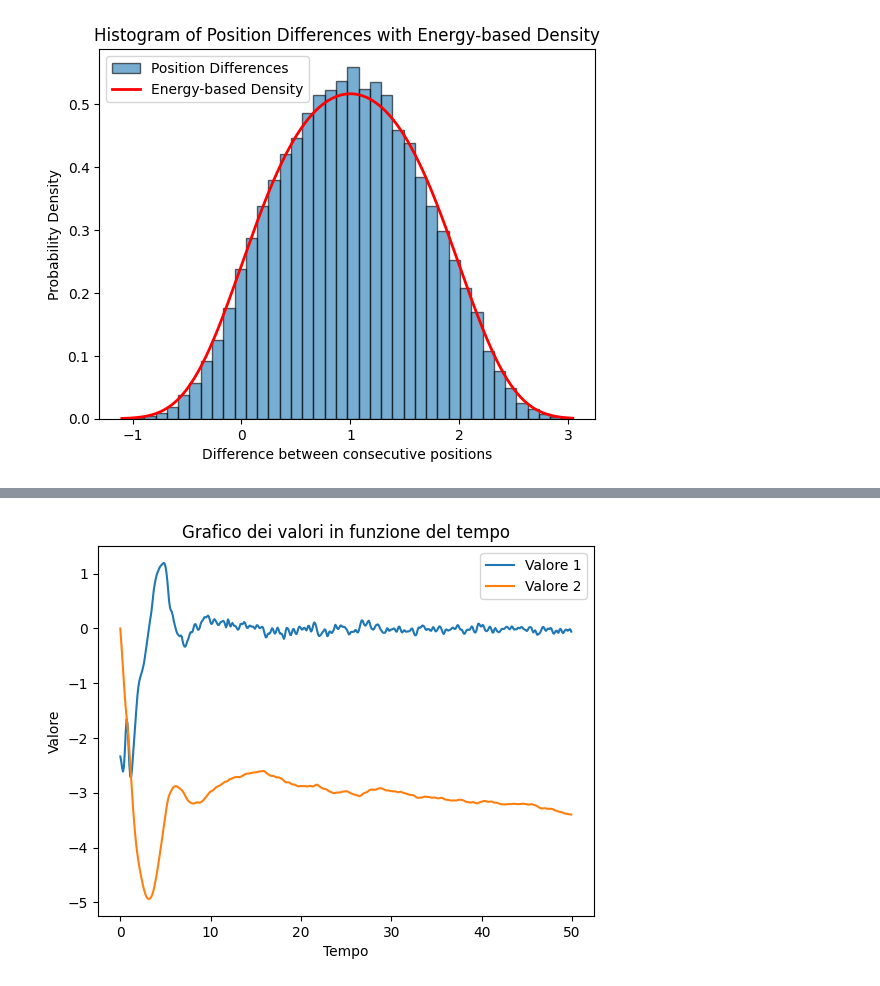
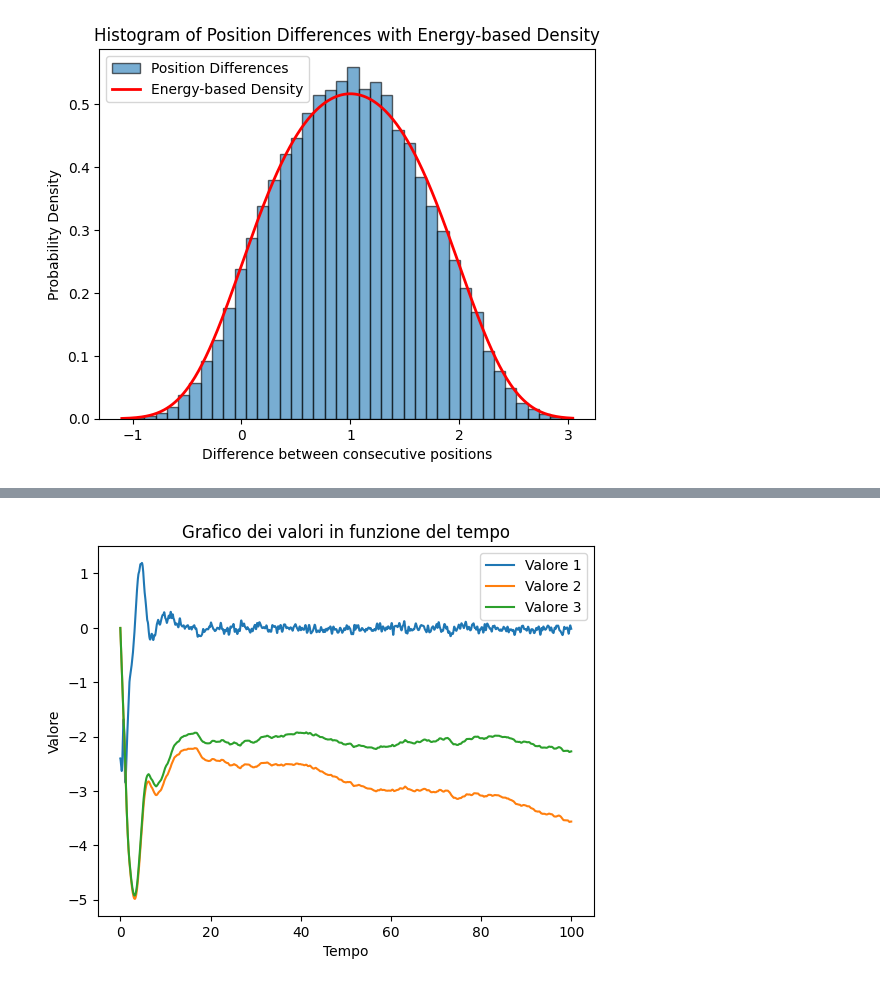
Before and after one commit to vdiflorio/1Dchain, a Jupyter notebook: hist.ipynb, the cells around one changed output, grey strips where cells are left out. Saved outputs shown, nothing was run; the diff lists cells and outputs as text; code cells hidden in the pictures.

```diff
--- a/hist.ipynb
+++ b/hist.ipynb
@@ -163,27 +163,30 @@ plt.show()
 # %%
 import numpy as np
 import matplotlib.pyplot as plt
 
 # Carica i dati dal file
 data = np.loadtxt('ttcf.dat')
 
 # Assegna ogni colonna a una variabile
-tempo = data[0:100000:100, 0]
-valore1 = data[0:100000:100, 1]
-valore2 = data[0:100000:100, 2]
+tempo = data[0:-1:1, 0]
+valore1 = data[0:-1:1, 1]
+valore2 = data[0:-1:1, 2]
+valore3 = data[0:-1:1, 3]
 
 # Crea il grafico
 plt.figure()
 plt.plot(tempo, valore1, label='Valore 1')
 plt.plot(tempo, valore2, label='Valore 2')
+plt.plot(tempo, valore3, label='Valore 3')
+
 
 # Etichetta gli assi
 plt.xlabel('Tempo')
 plt.ylabel('Valore')
 plt.title('Grafico dei valori in funzione del tempo')
 plt.legend()
 
 # Mostra il grafico
 plt.show()
 # %% [output]
-[figure, old version]
+[figure, new version]
```
Also changed, not shown: parts of 2 cells of this notebook.
